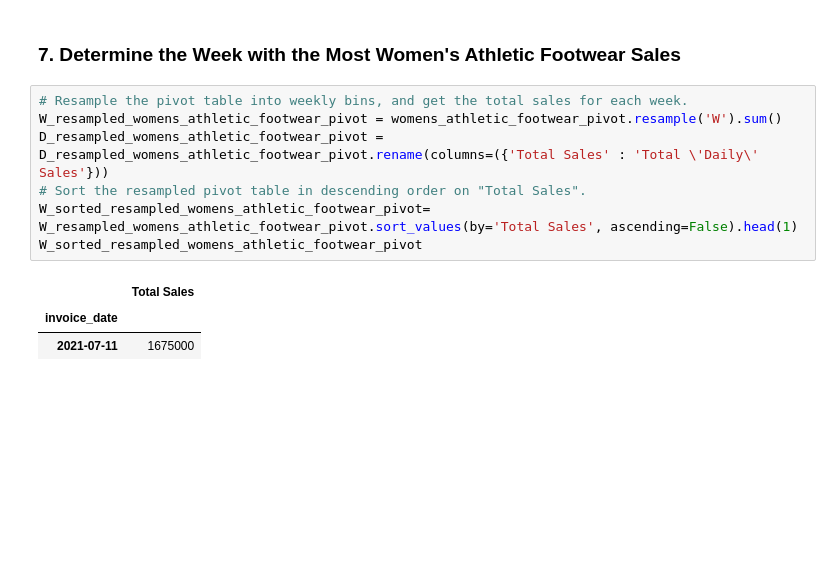
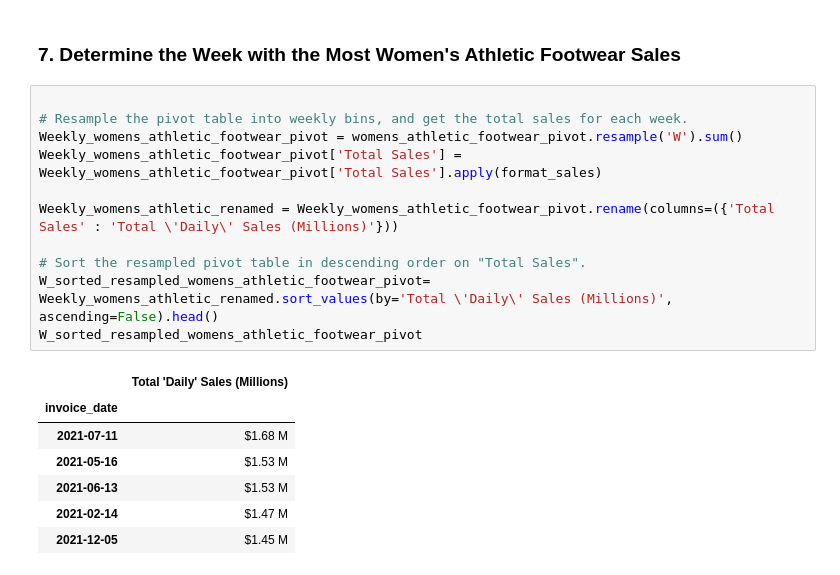
Before and after one commit to ncmoliver/athletic_sales_analysis, a Jupyter notebook: athletic_sales_analysis.ipynb, the cells around one changed output. Saved outputs shown, nothing was run; the diff lists cells and outputs as text; blank space fills up the shorter version.

```diff
--- a/athletic_sales_analysis.ipynb
+++ b/athletic_sales_analysis.ipynb
@@ -396,13 +413,21 @@ sorted_resampled_womens_athletic_footwear_pivot.head()
 # %% [markdown]
 ### 7.  Determine the Week with the Most Women's Athletic Footwear Sales
 # %%
+
 # Resample the pivot table into weekly bins, and get the total sales for each week.
-W_resampled_womens_athletic_footwear_pivot = womens_athletic_footwear_pivot.resample('W').sum()
-D_resampled_womens_athletic_footwear_pivot = D_resampled_womens_athletic_footwear_pivot.rename(columns=({'Total Sales' : 'Total \'Daily\' Sales'}))
+Weekly_womens_athletic_footwear_pivot = womens_athletic_footwear_pivot.resample('W').sum()
+Weekly_womens_athletic_footwear_pivot['Total Sales'] = Weekly_womens_athletic_footwear_pivot['Total Sales'].apply(format_sales)
+
+Weekly_womens_athletic_renamed = Weekly_womens_athletic_footwear_pivot.rename(columns=({'Total Sales' : 'Total \'Daily\' Sales (Millions)'}))
+
 # Sort the resampled pivot table in descending order on "Total Sales".
-W_sorted_resampled_womens_athletic_footwear_pivot= W_resampled_womens_athletic_footwear_pivot.sort_values(by='Total Sales', ascending=False).head(1)
+W_sorted_resampled_womens_athletic_footwear_pivot= Weekly_womens_athletic_renamed.sort_values(by='Total \'Daily\' Sales (Millions)', ascending=False).head()
 W_sorted_resampled_womens_athletic_footwear_pivot
 # %% [output]
-|  | Total Sales |
+|  | Total 'Daily' Sales (Millions) |
 | invoice_date |  |
-| 2021-07-11 | 1675000 |
+| 2021-07-11 | $1.68 M |
+| 2021-05-16 | $1.53 M |
+| 2021-06-13 | $1.53 M |
+| 2021-02-14 | $1.47 M |
+| 2021-12-05 | $1.45 M |
```
Also changed, not shown: parts of 6 cells of this notebook, 1 other file.
